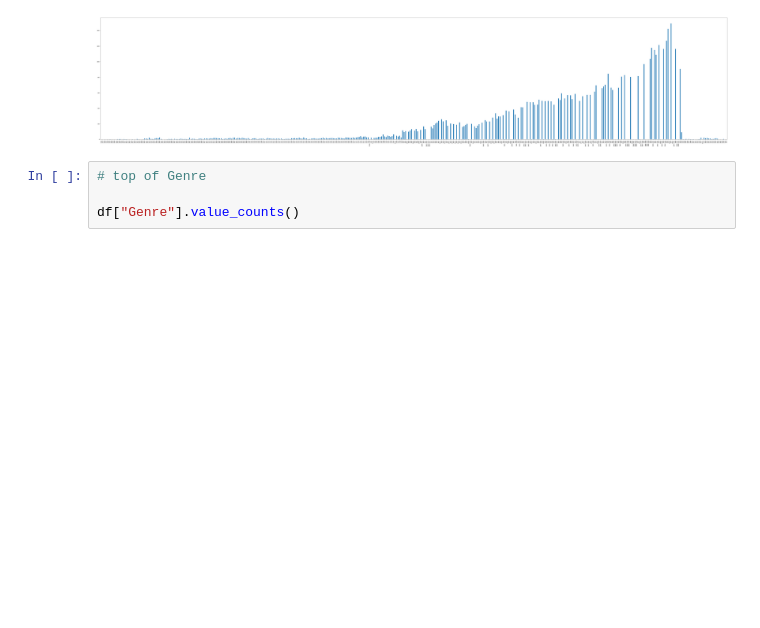
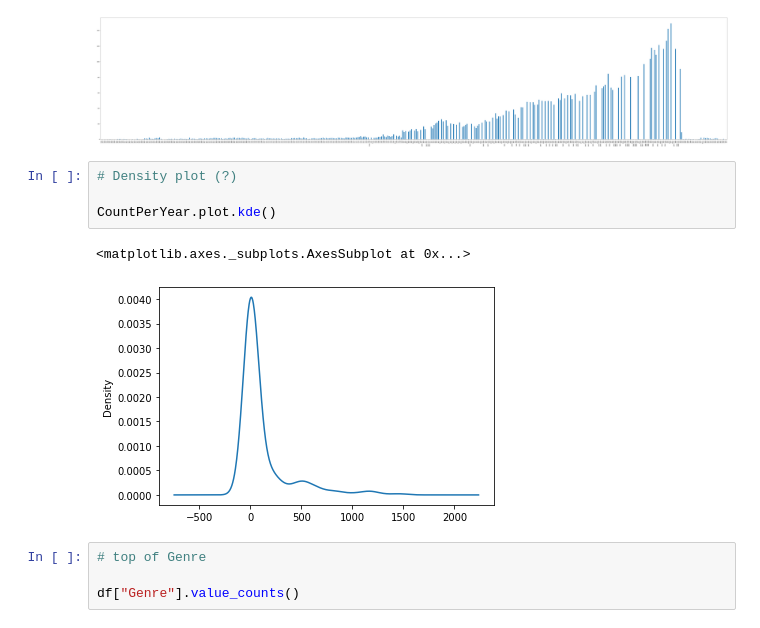
Before and after one commit to BL-Labs/Jupyter-notebooks-projects-using-BL-Sources, a Jupyter notebook: Microsoft19thCenturyBooks/base.ipynb, the cells around one changed output. Drawn from its saved outputs; the diff is of its cells as text; blank space fills up the shorter version.

Commit message:
Added a Density Plot (to be interpreted)

```diff
--- a/Microsoft19thCenturyBooks/base.ipynb
+++ b/Microsoft19thCenturyBooks/base.ipynb
@@ -94,6 +94,13 @@ CountPerYear.plot.bar(figsize=(100,20))
 # %% [output]
 <matplotlib.axes._subplots.AxesSubplot at 0x...>
 [figure]
+# %%
+# Density plot (?)
+
+CountPerYear.plot.kde()
+# %% [output]
+<matplotlib.axes._subplots.AxesSubplot at 0x...>
+[figure, added]
 # %%
 # top of Genre
 
```
